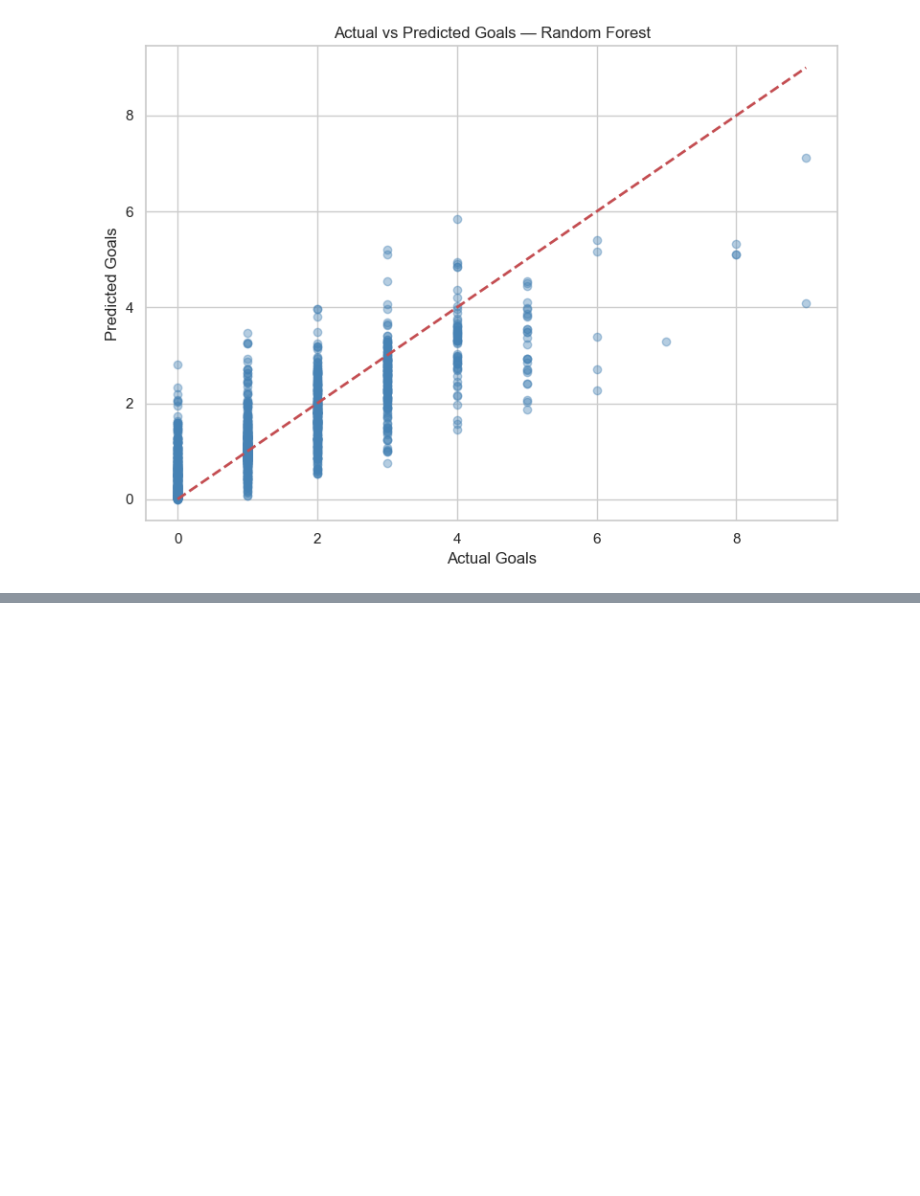
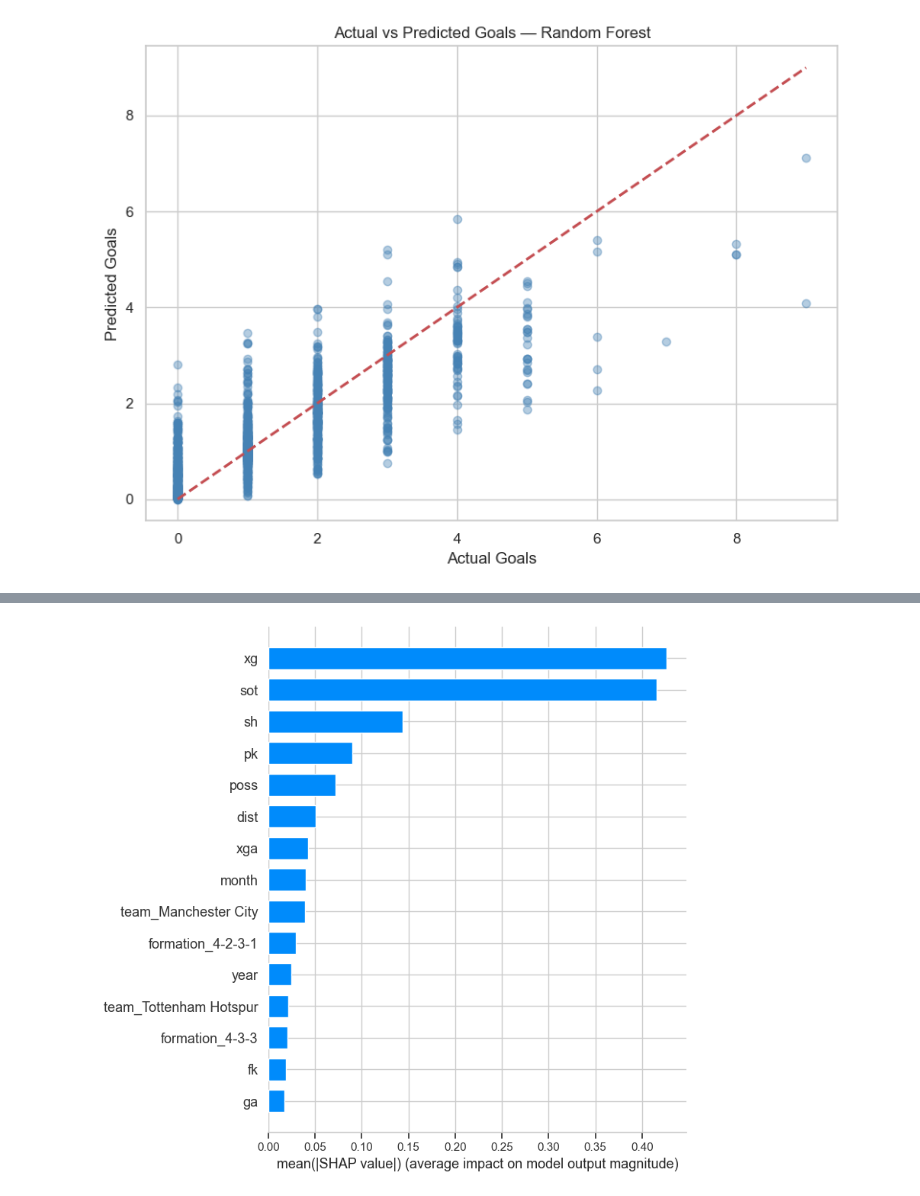
Before and after one commit to Technical-University-of-Cluj-Napoca/proiect-ml-maraaaparaaa, a Jupyter notebook: notebooks/PremierLeague-Regression.ipynb, the cells around one changed output, grey strips where cells are left out. Saved outputs shown, nothing was run; the diff lists cells and outputs as text; code cells hidden in the pictures; blank space fills up the shorter version.

```diff
--- a/notebooks/PremierLeague-Regression.ipynb
+++ b/notebooks/PremierLeague-Regression.ipynb
@@ -708,0 +1192,12 @@ plt.show()
+# %%
+#XGBoost Global - Bar Plot
+plt.figure()
+shap.summary_plot(
+    xgb_shap_vals.values,
+    X_shap_sample,
+    plot_type='bar',
+    max_display=15,
+    show=True
+)
+# %% [output]
+[figure, added]
```
Also changed, not shown: parts of 52 cells of this notebook, 57 other files.
